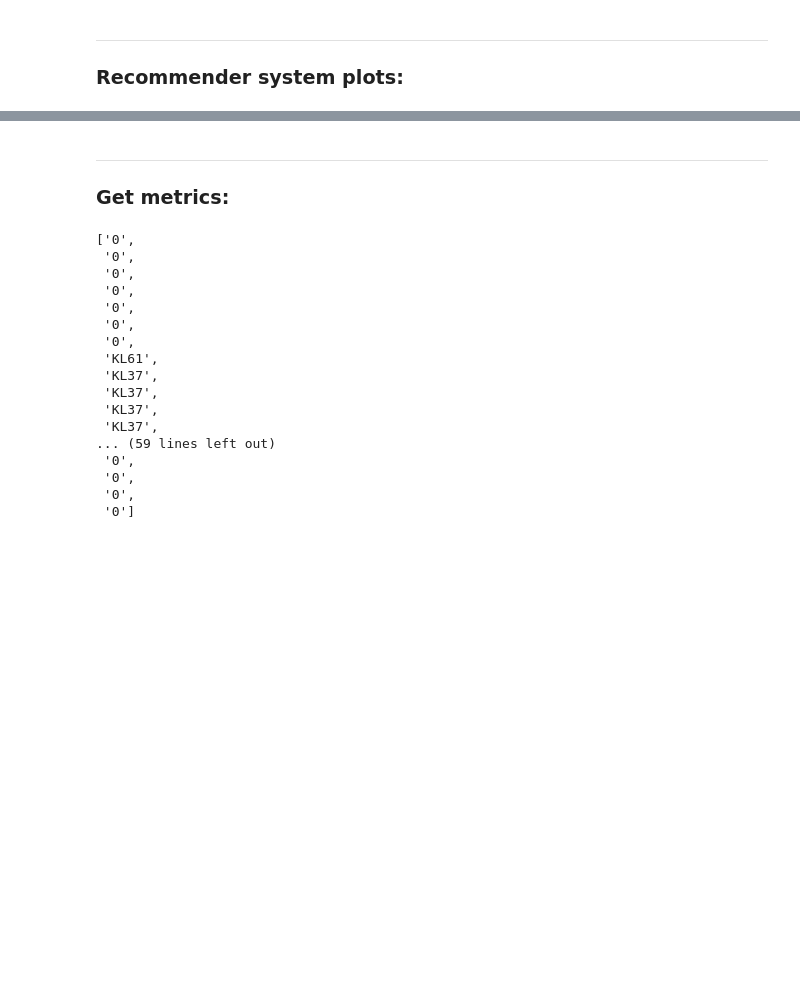
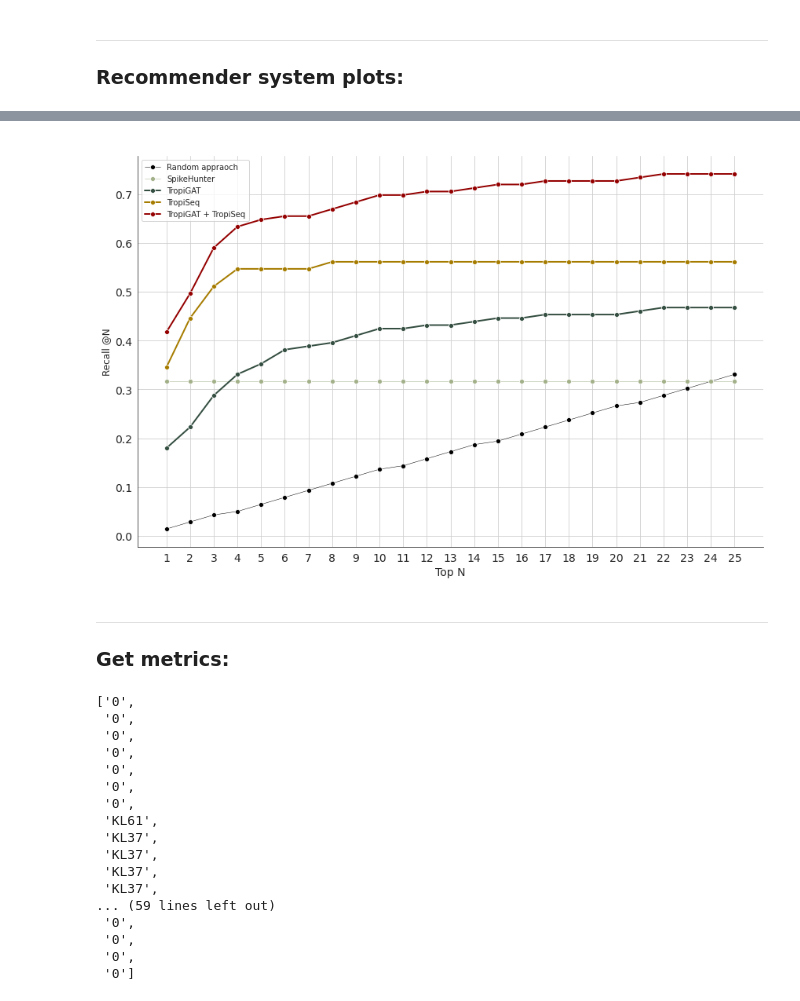
Before and after one commit to conchaeloko/DpoTropiSearch, a Jupyter notebook: benchmark/B.Compile_results.ipynb, the cells around one changed output, grey strips where cells are left out. Drawn from its saved outputs; the diff is of its cells as text; code cells hidden in the pictures; blank space fills up the shorter version.

```diff
--- a/benchmark/B.Compile_results.ipynb
+++ b/benchmark/B.Compile_results.ipynb
@@ -964,0 +1433,4 @@ kltypes_tropigat = list(best_parameters["TropiGAT_uf"].keys())
+# %%
+clean_ranks["tropisearch"]
+
+tropisearch_ranks = [inner_value for key, value in clean_ranks["tropisearch"].items() for inner_value in value.values()]
@@ -1035,6 +1527,5 @@ def random_selection_and_ranking(elements, dico_matrix, top_n, bootstrap, thresh
 # %%
 %%time
 
-test_random = random_selection_and_ranking(kltypes_tropigat, dico_hits_rhbh, 40, 1000)
-test_random
+random_serie = random_selection_and_ranking(kltypes, dico_hits_rhbh, 40, 1000)
 # %% [output]
@@ -1048,10 +1563,2 @@ test_random[16]
 # %%
-tropigat_serie = []
-tropiseq_serie = []
-total_serie = []
-
-for n in range(1,42) :
-    total_calls, all_calls , TropiGAT_good_calls , TropiSeq_good_calls = get_calls_metrics(rhbh_df, top_n = n, to_ignore = phages_to_ignore)
-    tropigat_serie.append(len(TropiGAT_good_calls))
-    tropiseq_serie.append(len(TropiSeq_good_calls))
-    total_serie.append(len(all_calls))
+tropigat_serie
@@ -1058,27 +1583,27 @@ for n in range(1,42) :
 # %%
-dico_series_42 = {
-    "Random (TropiSeq approach)": {
-        "values": [round(num) for num in random_tropiseq_serie],
-        "color": "#ffdc73",
+dico_series = {
+    "Random appraoch": {
+        "values": random_serie[1:26],
+        "color": "#000000",
         "bold": False
     },
-    "Random (TropiGAT approach)": {
-        "values": [round(num) for num in random_tropigat_serie],
+    "SpikeHunter": {
+        "values": spikehunter_serie ,
         "color": "#A3B18A",
         "bold": False
     },
     "TropiGAT": {
-        "values": tropigat_serie[1:],
+        "values": tropigat_serie,
         "color": "#344E41",
         "bold": True
     },
     "TropiSeq": {
-        "values": tropiseq_serie[1:],
+        "values": tropiseq_serie,
         "color": "#a67c00",
         "bold": True
     },
     "TropiGAT + TropiSeq": {
-        "values": total_serie[1:],
+        "values": tropisearch_serie,
         "color": "#940000",
         "bold": True
     }
@@ -1100,38 +1646,40 @@ import matplotlib.pyplot as plt
 import seaborn as sns
 # Define colors and line styles
 
 sns.set_style("white")
 sns.set_palette("muted")
 
 # Plot each data series
 plt.figure(figsize=(12, 8))
-for label, series_info in dico_series_42.items():
+for label, series_info in dico_series.items():
     #values = series_info["values"]
-    values = [num/274 for num in series_info["values"]]
+    values = [num/139 for num in series_info["values"]]
     color = series_info["color"]
     bold = series_info["bold"]
     linestyle = '-' if bold else '-'
     linewidth = 2 if bold else 0.5
     sns.lineplot(x=range(1, len(values) + 1), y=values, label=label, marker='o', linestyle=linestyle, color=color, linewidth=linewidth, markersize=6)
 
 # Customize the plot
 plt.title(' ', fontsize=16)
 plt.xlabel('Top N', fontsize=14)
 plt.ylabel('Recall @N', fontsize=12)
-plt.xticks(fontsize=8, rotation=0)  # Rotate x-axis tick labels horizontally
-plt.yticks(fontsize=12)
+plt.xticks(fontsize=14, rotation=0)  # Rotate x-axis tick labels horizontally
+plt.yticks(fontsize=14)
 plt.legend(loc='upper left', fontsize=10)
 plt.grid(True)
 
 # Adjust x-axis ticks to integers
 plt.xticks(range(1, len(values) + 1))
 
 # Adjust spines
 sns.despine()
 
 plt.tight_layout()
-plt.savefig('/media/concha-eloko/Linux/papers/PPT/figures_draft/Recall@N_PPT_Random.3006.lytic.svg', dpi = 500)
+plt.savefig(f'{path_panels}/Recall@N.review.lytic.svg', dpi = 500)
 plt.show()
+# %% [output]
+[figure, added]
 # %% [markdown]
 ***
 ### Get metrics:
```
Also changed, not shown: parts of 59 cells of this notebook, 6 other files.
